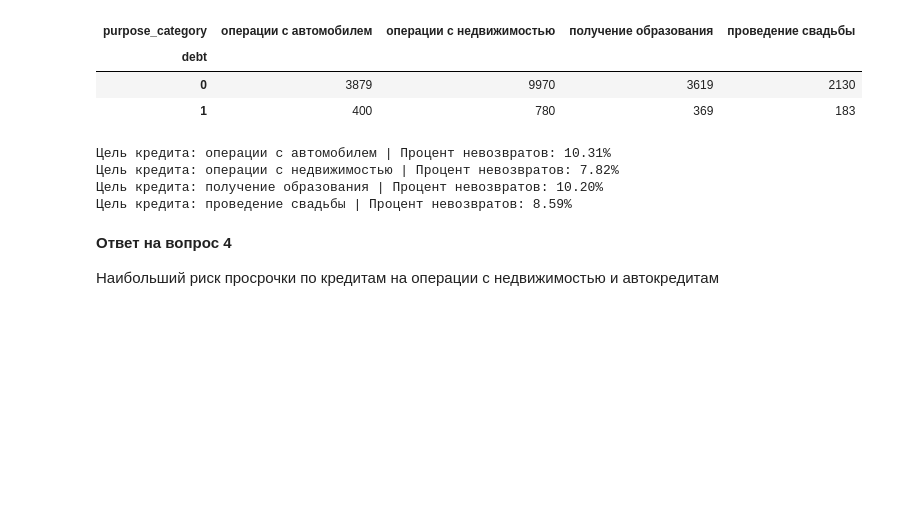
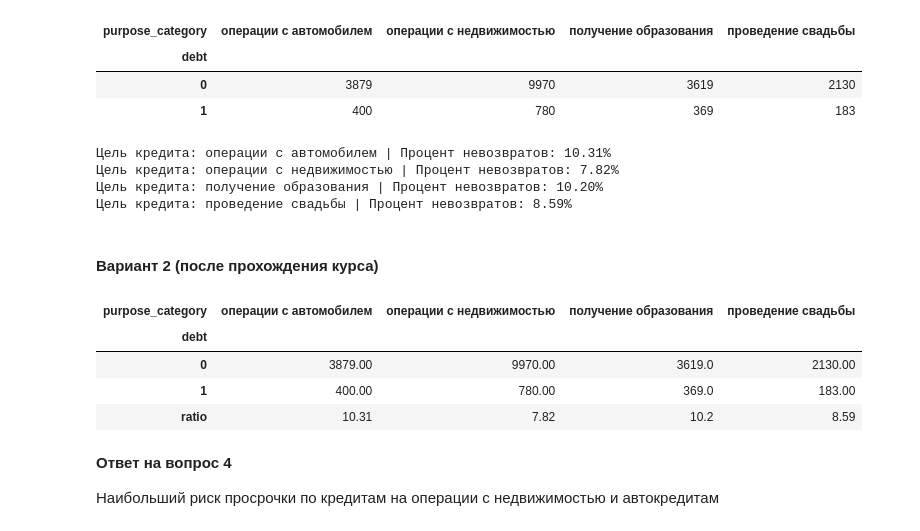
Before and after one commit to stakun/y_practicum_da_rus, a Jupyter notebook: 02_bank_rus.ipynb, the cells around one changed output. Drawn from its saved outputs; the diff is of its cells as text; code cells hidden in the pictures; blank space fills up the shorter version.

```diff
--- a/02_bank_rus.ipynb
+++ b/02_bank_rus.ipynb
@@ -1870,6 +1957,26 @@ print(f'Цель кредита: проведение свадьбы |', f'Пр
 Цель кредита: операции с недвижимостью | Процент невозвратов: 7.82%
 Цель кредита: получение образования | Процент невозвратов: 10.20%
 Цель кредита: проведение свадьбы | Процент невозвратов: 8.59%
+# %% [markdown]
+#### Вариант 2 (после прохождения курса)
+# %%
+# Группируем данные для анализа в сводную таблицу
+pivot_4 = data.pivot_table(index='debt',
+                           columns='purpose_category',
+                           values='dob_years',
+                           aggfunc='count')
+
+# Добавляем строку с расчетом процента просрочек
+pivot_4.loc['ratio'] = ((pivot_4.loc[1] / pivot_4.loc[0]) * 100).round(2)
+
+# Выводим сводную таблицу на экран
+pivot_4
+# %% [output]
+| purpose_category | операции с автомобилем | операции с недвижимостью | получение образования | проведение свадьбы |
+| debt |  |  |  |  |
+| 0 | 3879.00 | 9970.00 | 3619.0 | 2130.00 |
+| 1 | 400.00 | 780.00 | 369.0 | 183.00 |
+| ratio | 10.31 | 7.82 | 10.2 | 8.59 |
 # %% [markdown]
 **Ответ на вопрос 4**
 
```
Also changed, not shown: parts of 16 cells of this notebook.
